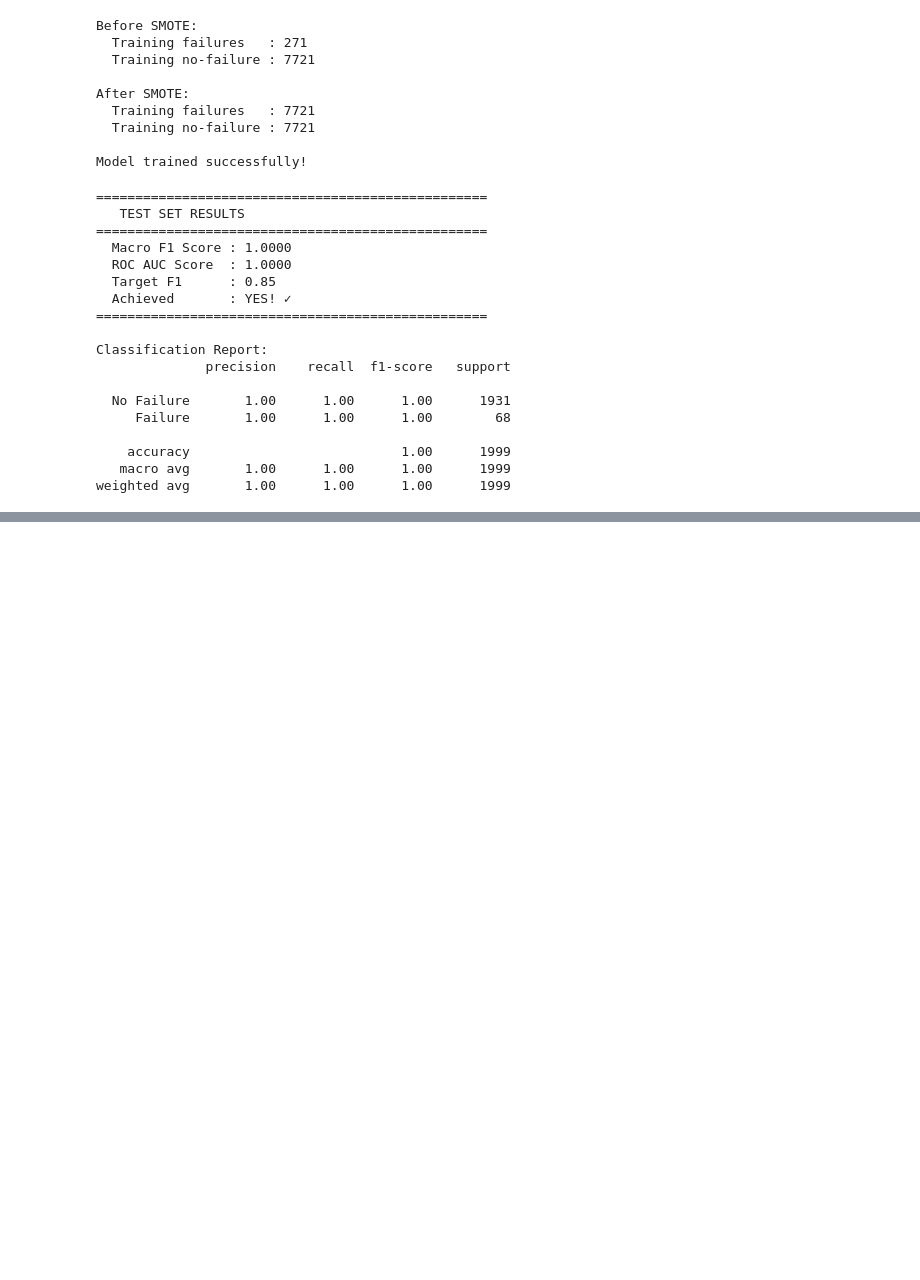
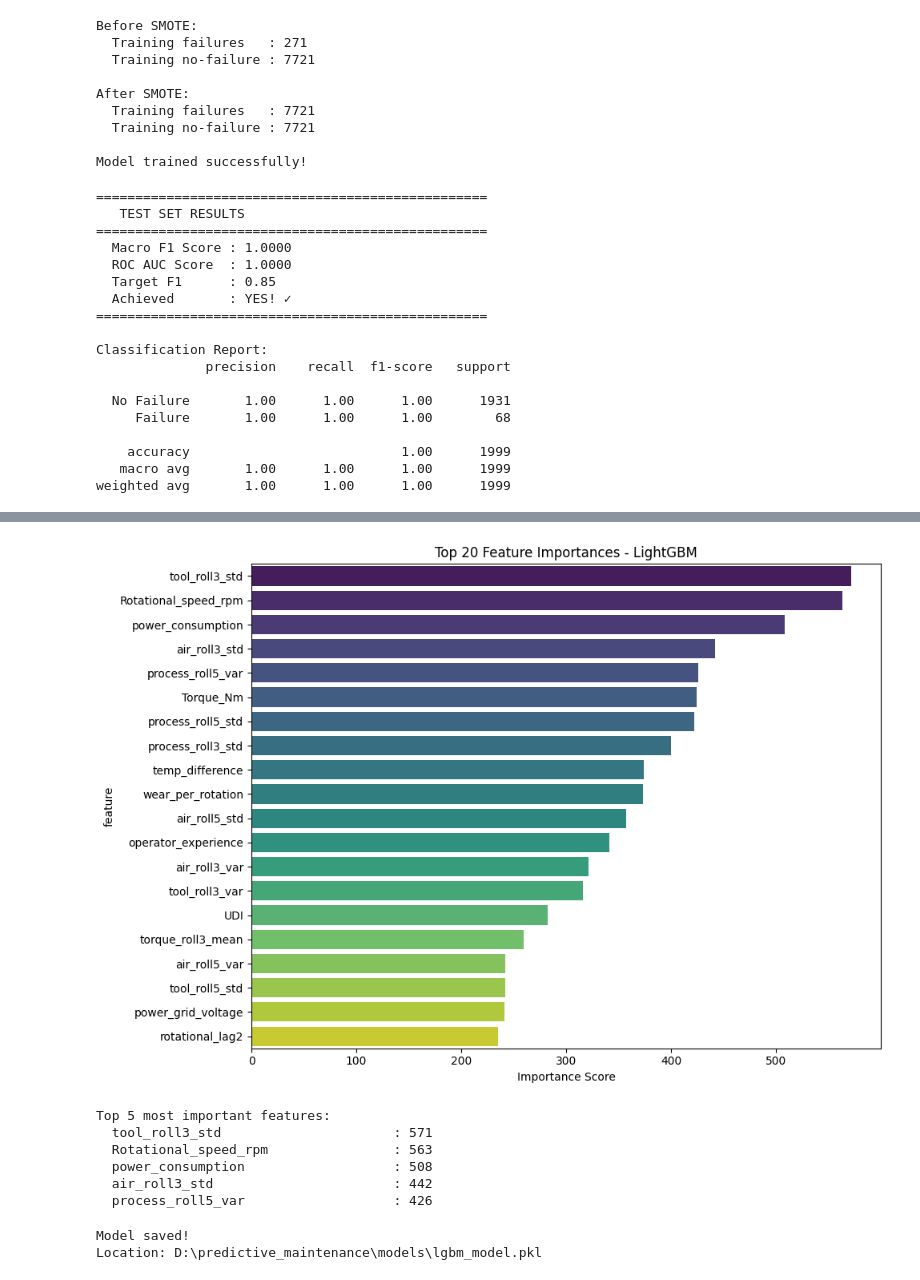
Before and after one commit to sanjay071202/predictive-Maintenance, a Jupyter notebook: notebooks/03_week.ipynb, the cells around one changed output, grey strips where cells are left out. Saved outputs shown, nothing was run; the diff lists cells and outputs as text; code cells hidden in the pictures; blank space fills up the shorter version.

```diff
--- a/notebooks/03_week.ipynb
+++ b/notebooks/03_week.ipynb
@@ -295,0 +319,41 @@ weighted avg       1.00      1.00      1.00      1999
+# %%
+
+feat_imp = pd.DataFrame({
+    'feature'   : X.columns,
+    'importance': lgbm_model.feature_importances_
+}).sort_values('importance', ascending=False).head(20)
+
+plt.figure(figsize=(10, 7))
+sns.barplot(x='importance', y='feature',
+            data=feat_imp, palette='viridis')
+plt.title('Top 20 Feature Importances - LightGBM')
+plt.xlabel('Importance Score')
+plt.tight_layout()
+plt.show()
+
+print("Top 5 most important features:")
+for i, row in feat_imp.head().iterrows():
+    print(f"  {row['feature']:<35} : {row['importance']:.0f}")
+# %% [output]
+[figure, added]
+Top 5 most important features:
+  tool_roll3_std                      : 571
+  Rotational_speed_rpm                : 563
+  power_consumption                   : 508
+  air_roll3_std                       : 442
+  process_roll5_var                   : 426
+# %%
+import pickle
+import os
+
+os.makedirs(r'D:\predictive_maintenance\models', exist_ok=True)
+model_path = r'D:\predictive_maintenance\models\lgbm_model.pkl'
+
+with open(model_path, 'wb') as f:
+    pickle.dump(lgbm_model, f)
+
+print("Model saved!")
+print(f"Location: {model_path}")
+# %% [output]
+Model saved!
+Location: D:\predictive_maintenance\models\lgbm_model.pkl
```
Also changed, not shown: parts of 2 cells of this notebook.
